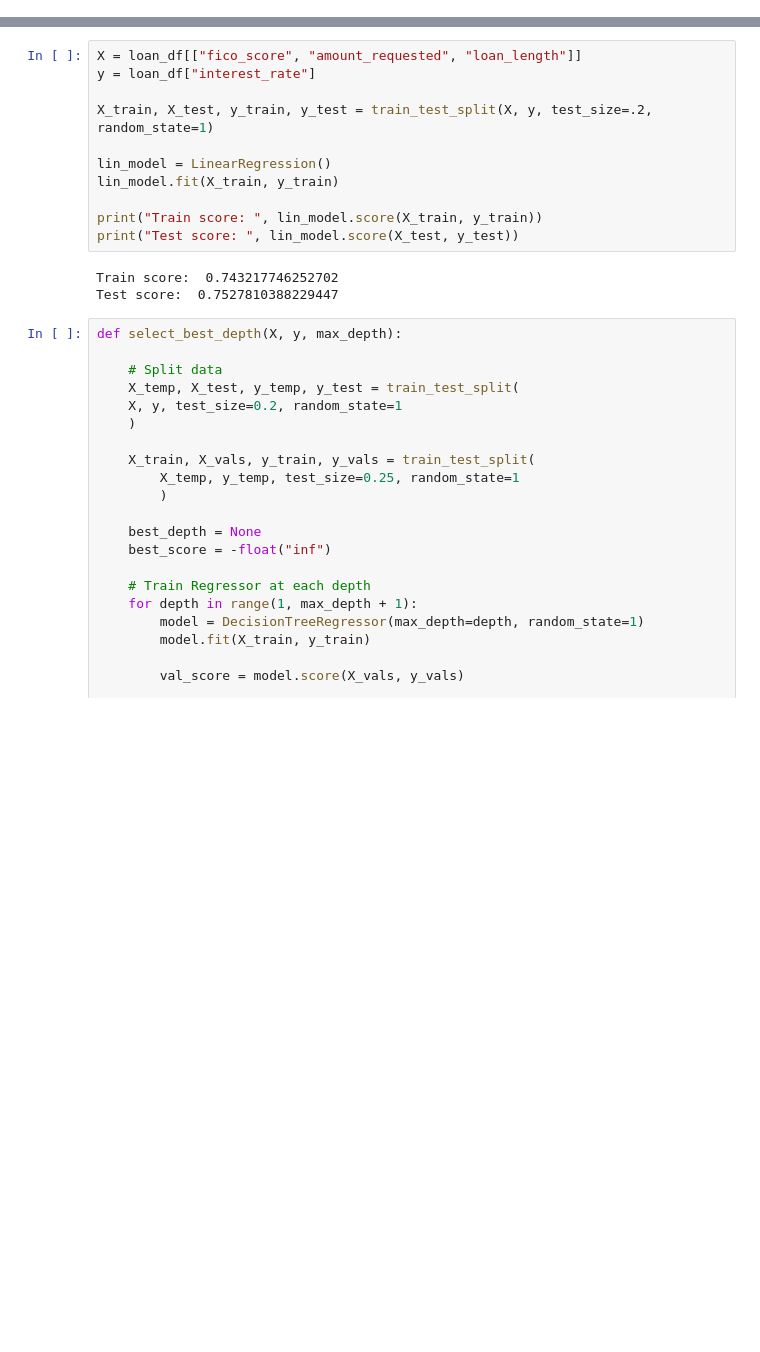
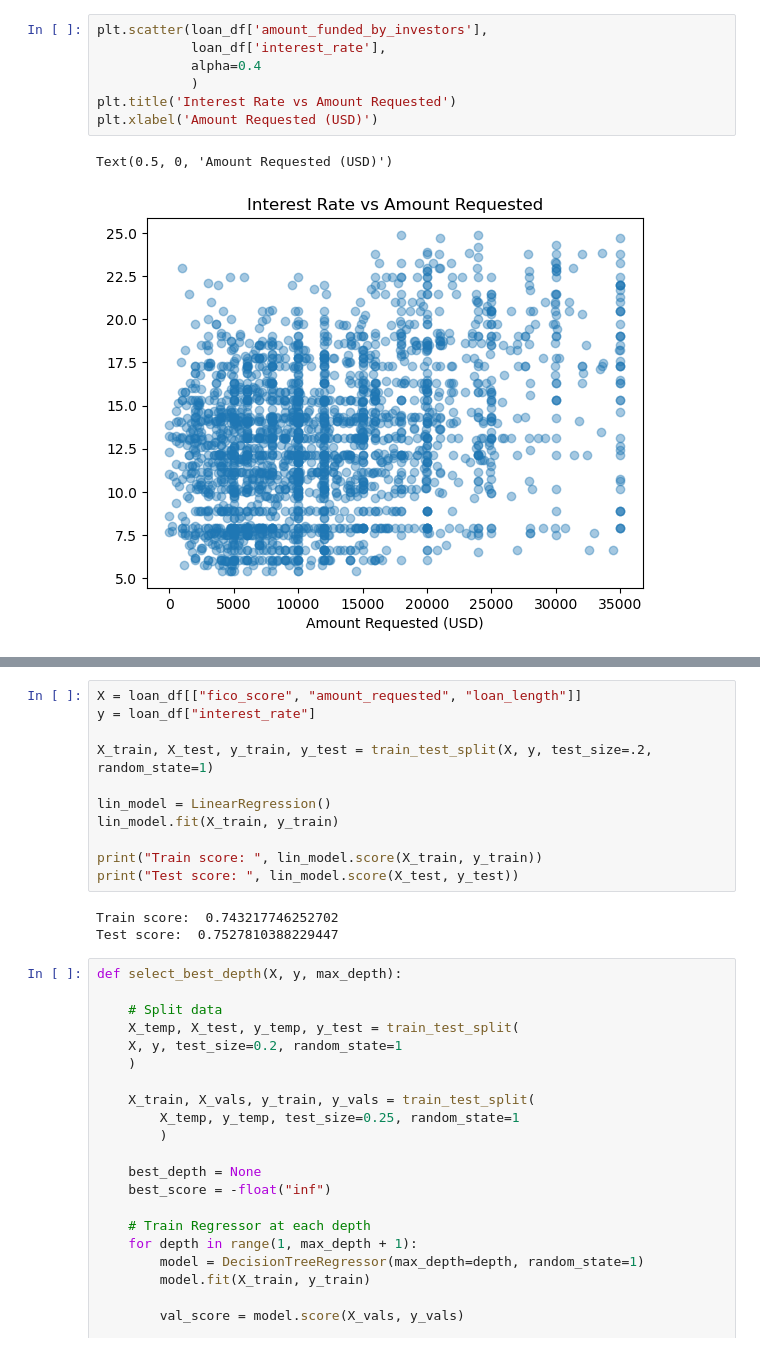
Before and after one commit to BrianFri/CaseInterestRates, a Jupyter notebook: loan.ipynb, the cells around one changed output, grey strips where cells are left out. Drawn from its saved outputs; the diff is of its cells as text; blank space fills up the shorter version.

```diff
--- a/loan.ipynb
+++ b/loan.ipynb
@@ -16,0 +57,10 @@ loan_df["fico_score"] = loan_df["fico_range"].str.split("-").apply(lambda x: x[1
+# %%
+plt.scatter(loan_df['amount_funded_by_investors'],
+            loan_df['interest_rate'],
+            alpha=0.4
+            )
+plt.title('Interest Rate vs Amount Requested')
+plt.xlabel('Amount Requested (USD)')
+# %% [output]
+Text(0.5, 0, 'Amount Requested (USD)')
+[figure, added]
```
Also changed, not shown: parts of 11 cells of this notebook.
